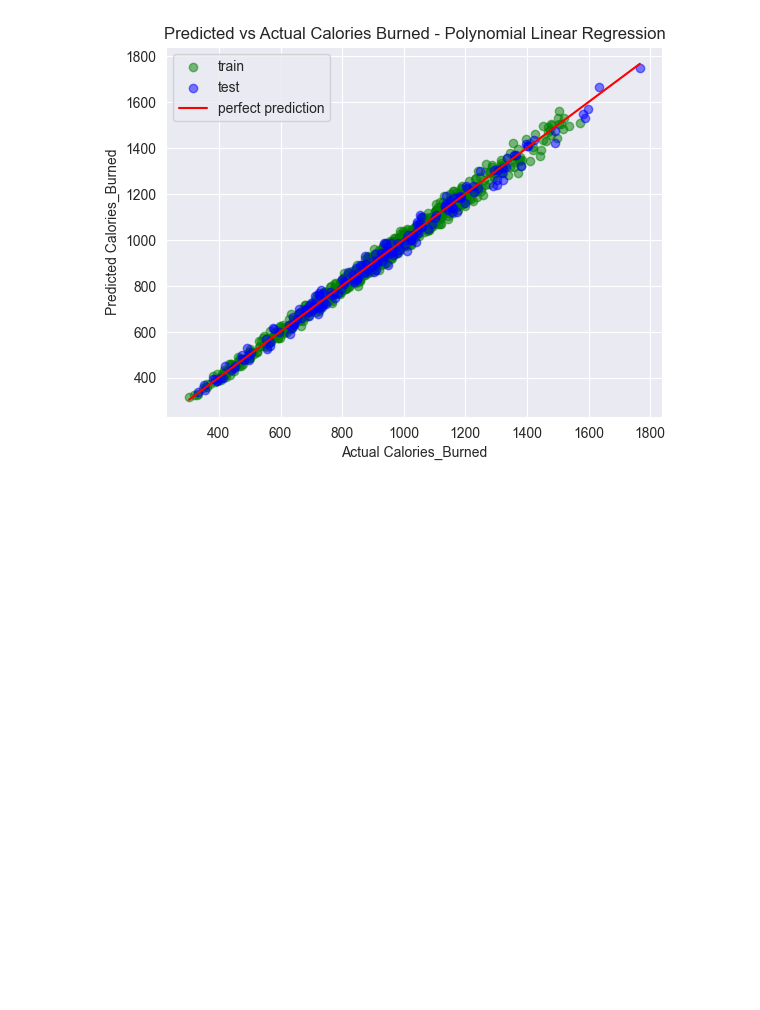
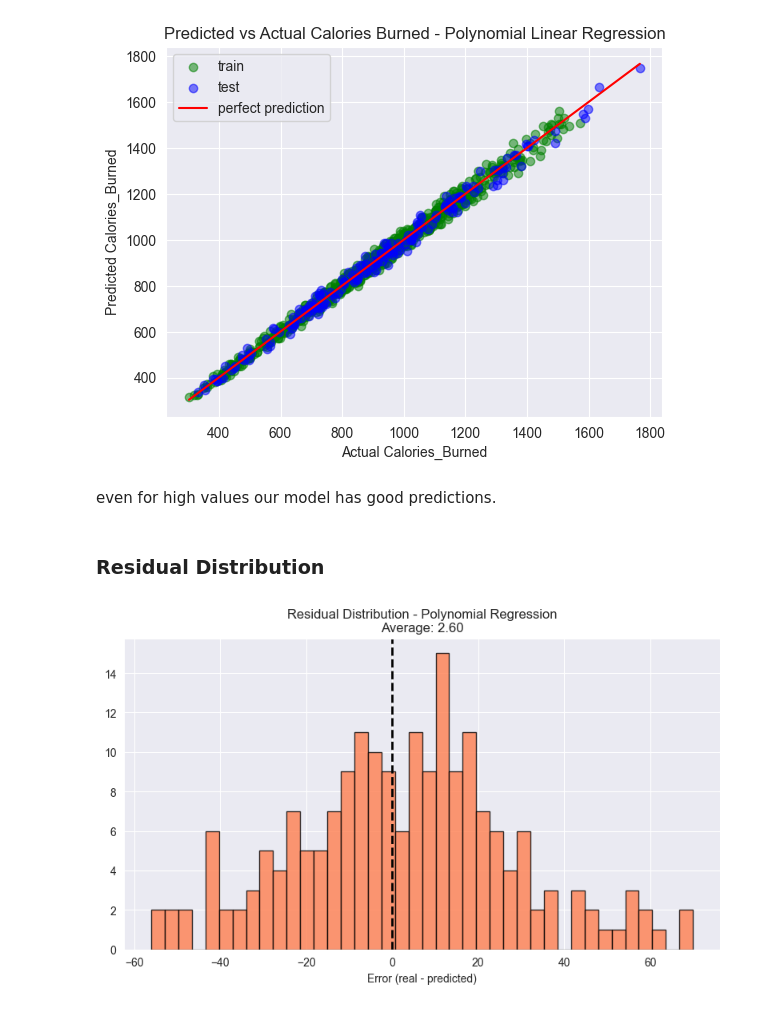
Before and after one commit to anamariapopa/CaloriesBurnedPrediction, a Jupyter notebook: Polynomial_Linear_Regression.ipynb, the cells around one changed output. Cells and saved outputs as stored; diff of their text form; code cells hidden in the pictures; blank space fills up the shorter version.

Commit message:
Model based on Polynomial Linear Regression analyzed.

```diff
--- a/Polynomial_Linear_Regression.ipynb
+++ b/Polynomial_Linear_Regression.ipynb
@@ -73,3 +75,22 @@ plt.title('Predicted vs Actual Calories Burned - Polynomial Linear Regression')
 plt.show()
 # %% [output]
 [figure]
+# %% [markdown]
+even for high values our model has good predictions.
+# %% [markdown]
+### Residual Distribution
+# %%
+import matplotlib.pyplot as plt
+
+residuals_poly = target_test.values - y_pred_test_poly
+
+plt.figure(figsize=(8, 5))
+plt.hist(residuals_poly, bins=40, color='coral', edgecolor='black', alpha=0.8)
+plt.axvline(0, color='black', linestyle='--', lw=2)
+
+plt.xlabel("Error (real - predicted)")
+plt.title(f"Residual Distribution - Polynomial Regression\nAverage: {residuals_poly.mean():.2f}")
+plt.tight_layout()
+plt.show()
+# %% [output]
+[figure, added]
```
Also changed, not shown: parts of 6 cells of this notebook.
